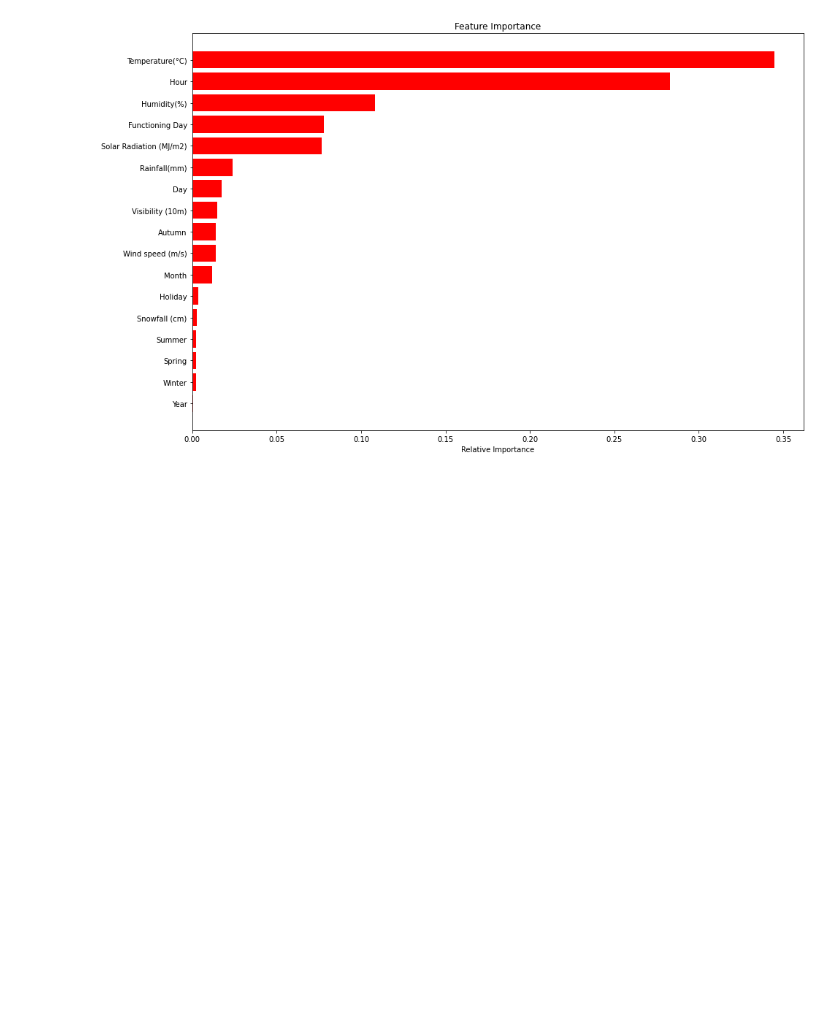
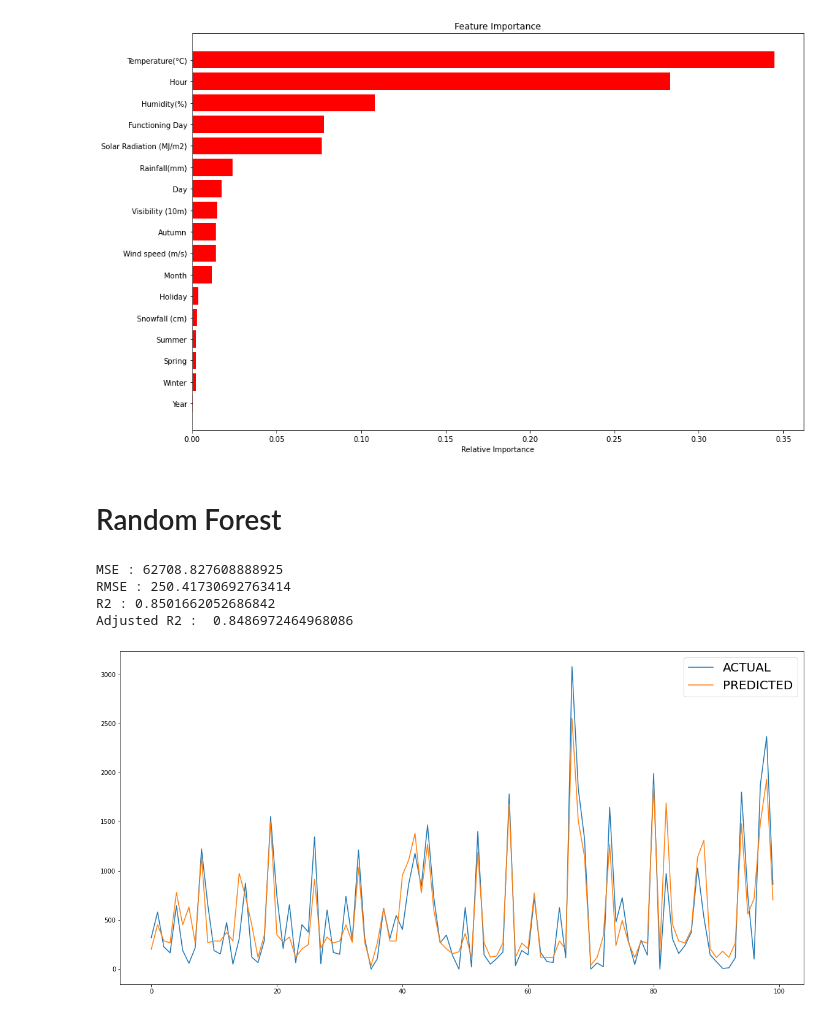
Before and after one commit to Ankitgpt357/Bike-Sharing-demand-prediction, a Jupyter notebook: Bike-Sharing-demand.ipynb, the cells around one changed output. Saved outputs shown, nothing was run; the diff lists cells and outputs as text; code cells hidden in the pictures; blank space fills up the shorter version.

```diff
--- a/Bike-Sharing-demand.ipynb
+++ b/Bike-Sharing-demand.ipynb
@@ -737,3 +737,26 @@ Adjusted R2 :  0.7699290740557139
 get_features_importance(dt_model,X_train)
 # %% [output]
 [figure]
+# %% [markdown]
+# Random Forest
+# %%
+#creating model of random forest
+rf_model = RandomForestRegressor()
+# %%
+#creating param dict to check random forest with diffirent value of parameter through gridsearch
+n_estimators=[60,80,100]
+max_depth=[15,20]
+max_leaf_nodes=[40,60,80]
+params = {'n_estimators':n_estimators,'max_depth':max_depth ,'max_leaf_nodes':max_leaf_nodes}
+# %%
+#creating rf_grid model to run rf model with gridsearch
+rf_grid= GridSearchCV(rf_model,param_grid=params,verbose=0)
+# %%
+#calling run_model to train,fit and evalution of decision tree model
+run_model(rf_grid,X_train,y_train,X_test,y_test)
+# %% [output]
+MSE : 62708.827608888925
+RMSE : 250.41730692763414
+R2 : 0.8501662052686842
+Adjusted R2 :  0.8486972464968086
+[figure, added]
```
Also changed, not shown: parts of 10 cells of this notebook.
